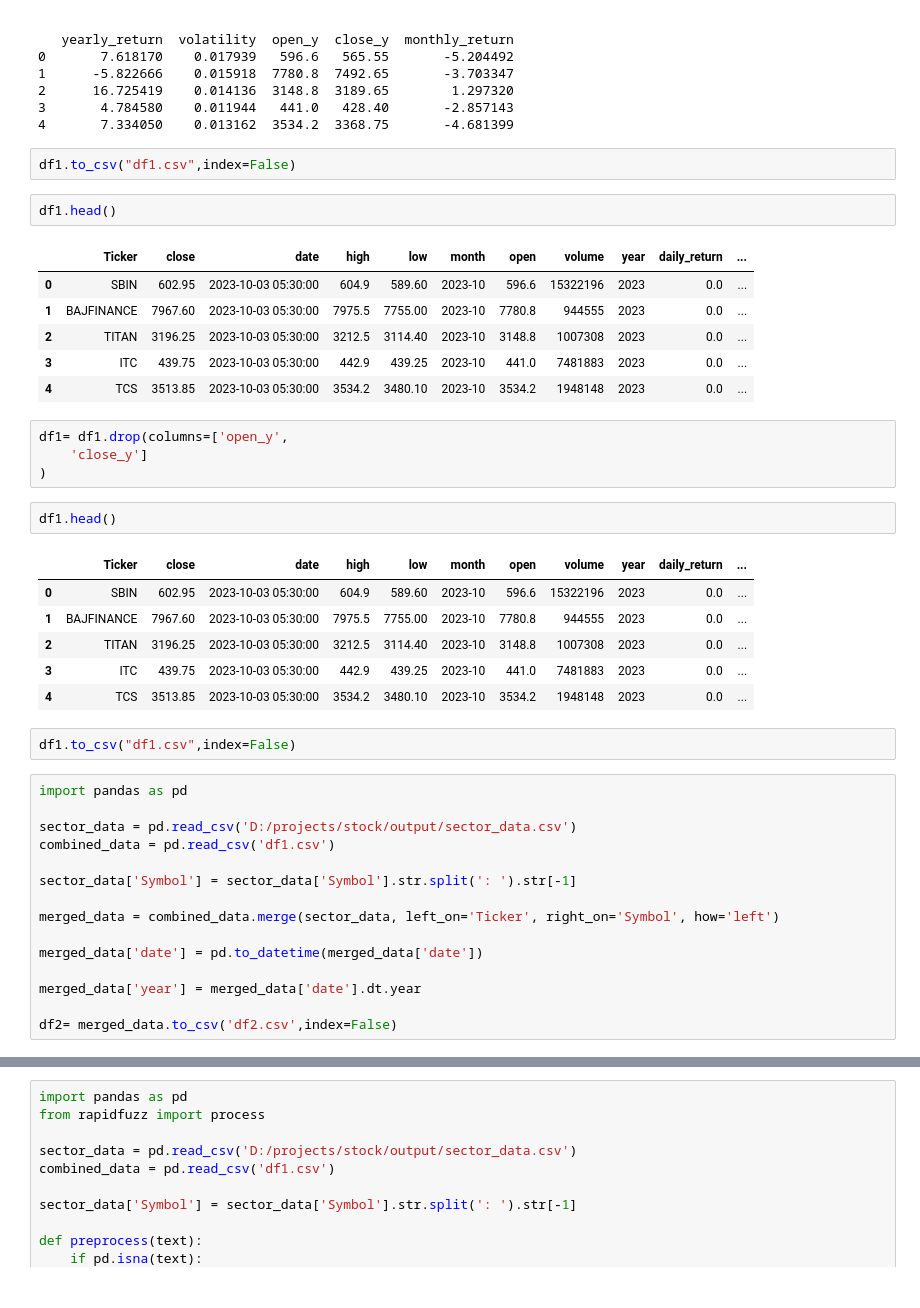
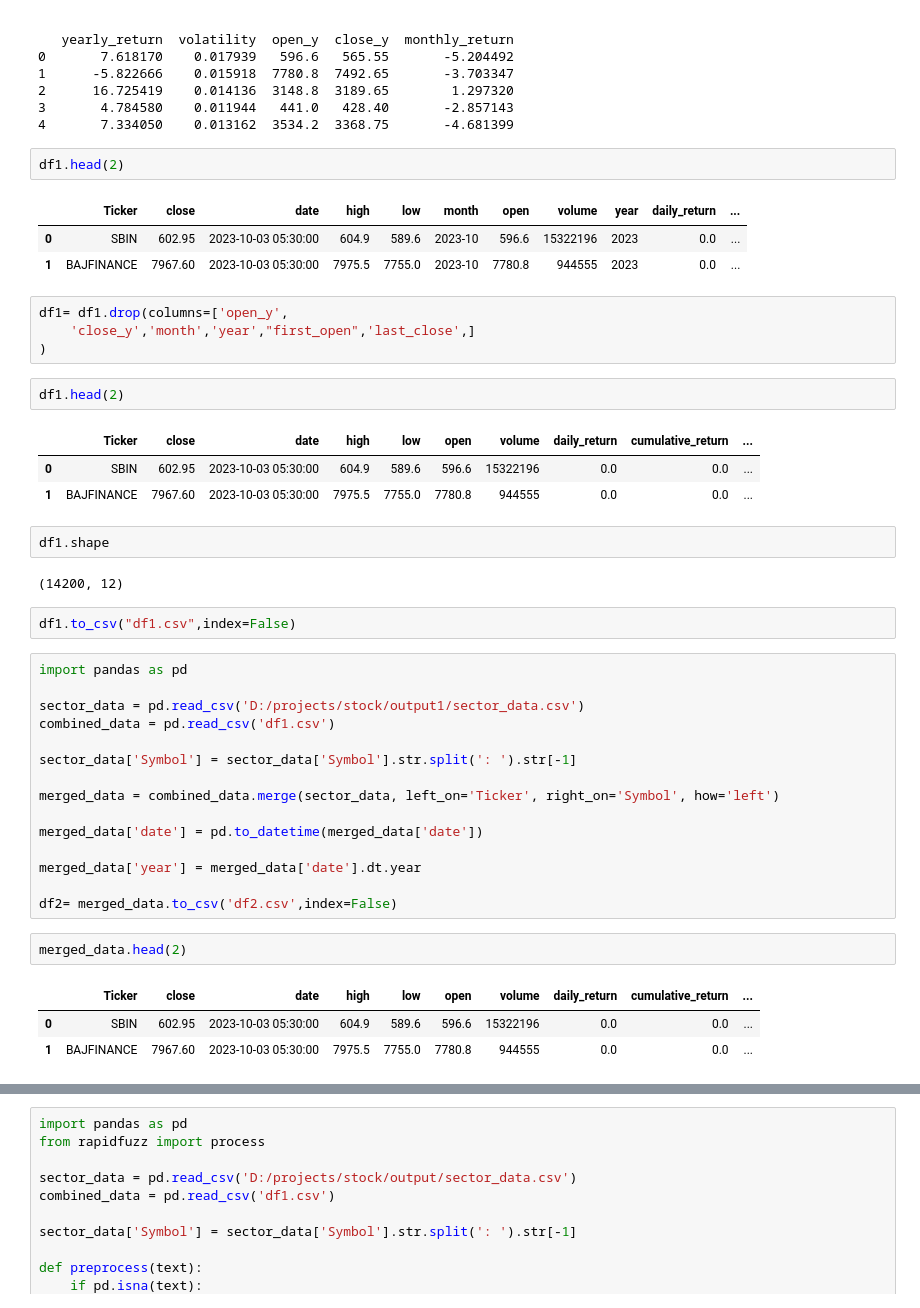
Before and after one commit to viswakimi/Data-Driven-Stock-Analysis, a Jupyter notebook: Stock_data_analysis.ipynb, the cells around one changed output, grey strips where cells are left out. Drawn from its saved outputs; the diff is of its cells as text.

```diff
--- a/Stock_data_analysis.ipynb
+++ b/Stock_data_analysis.ipynb
@@ -189,36 +168,32 @@ print(df1.head())
 2      16.725419    0.014136  3148.8  3189.65        1.297320
 3       4.784580    0.011944   441.0   428.40       -2.857143
 4       7.334050    0.013162  3534.2  3368.75       -4.681399
-# %%
-df1.to_csv("df1.csv",index=False)
 # %%
-df1.head()
+df1.head(2)
 # %% [output]
 |  | Ticker | close | date | high | low | month | open | volume | year | daily_return | ... |
-| 0 | SBIN | 602.95 | 2023-10-03 05:30:00 | 604.9 | 589.60 | 2023-10 | 596.6 | 15322196 | 2023 | 0.0 | ... |
-| 1 | BAJFINANCE | 7967.60 | 2023-10-03 05:30:00 | 7975.5 | 7755.00 | 2023-10 | 7780.8 | 944555 | 2023 | 0.0 | ... |
-| 2 | TITAN | 3196.25 | 2023-10-03 05:30:00 | 3212.5 | 3114.40 | 2023-10 | 3148.8 | 1007308 | 2023 | 0.0 | ... |
-| 3 | ITC | 439.75 | 2023-10-03 05:30:00 | 442.9 | 439.25 | 2023-10 | 441.0 | 7481883 | 2023 | 0.0 | ... |
-| 4 | TCS | 3513.85 | 2023-10-03 05:30:00 | 3534.2 | 3480.10 | 2023-10 | 3534.2 | 1948148 | 2023 | 0.0 | ... |
+| 0 | SBIN | 602.95 | 2023-10-03 05:30:00 | 604.9 | 589.6 | 2023-10 | 596.6 | 15322196 | 2023 | 0.0 | ... |
+| 1 | BAJFINANCE | 7967.60 | 2023-10-03 05:30:00 | 7975.5 | 7755.0 | 2023-10 | 7780.8 | 944555 | 2023 | 0.0 | ... |
 # %%
 df1= df1.drop(columns=['open_y',
-    'close_y']
+    'close_y','month','year',"first_open",'last_close',]
 )
 # %%
-df1.head()
+df1.head(2)
 # %% [output]
-|  | Ticker | close | date | high | low | month | open | volume | year | daily_return | ... |
-| 0 | SBIN | 602.95 | 2023-10-03 05:30:00 | 604.9 | 589.60 | 2023-10 | 596.6 | 15322196 | 2023 | 0.0 | ... |
-| 1 | BAJFINANCE | 7967.60 | 2023-10-03 05:30:00 | 7975.5 | 7755.00 | 2023-10 | 7780.8 | 944555 | 2023 | 0.0 | ... |
-| 2 | TITAN | 3196.25 | 2023-10-03 05:30:00 | 3212.5 | 3114.40 | 2023-10 | 3148.8 | 1007308 | 2023 | 0.0 | ... |
-| 3 | ITC | 439.75 | 2023-10-03 05:30:00 | 442.9 | 439.25 | 2023-10 | 441.0 | 7481883 | 2023 | 0.0 | ... |
-| 4 | TCS | 3513.85 | 2023-10-03 05:30:00 | 3534.2 | 3480.10 | 2023-10 | 3534.2 | 1948148 | 2023 | 0.0 | ... |
+|  | Ticker | close | date | high | low | open | volume | daily_return | cumulative_return | ... |
+| 0 | SBIN | 602.95 | 2023-10-03 05:30:00 | 604.9 | 589.6 | 596.6 | 15322196 | 0.0 | 0.0 | ... |
+| 1 | BAJFINANCE | 7967.60 | 2023-10-03 05:30:00 | 7975.5 | 7755.0 | 7780.8 | 944555 | 0.0 | 0.0 | ... |
+# %%
+df1.shape
+# %% [output]
+(14200, 12)
 # %%
 df1.to_csv("df1.csv",index=False)
 # %%
 import pandas as pd
 
-sector_data = pd.read_csv('D:/projects/stock/output/sector_data.csv')
+sector_data = pd.read_csv('D:/projects/stock/output1/sector_data.csv')
 combined_data = pd.read_csv('df1.csv')
 
 sector_data['Symbol'] = sector_data['Symbol'].str.split(': ').str[-1]
@@ -230,6 +205,12 @@ merged_data['date'] = pd.to_datetime(merged_data['date'])
 merged_data['year'] = merged_data['date'].dt.year
 
 df2= merged_data.to_csv('df2.csv',index=False)
+# %%
+merged_data.head(2)
+# %% [output]
+|  | Ticker | close | date | high | low | open | volume | daily_return | cumulative_return | ... |
+| 0 | SBIN | 602.95 | 2023-10-03 05:30:00 | 604.9 | 589.6 | 596.6 | 15322196 | 0.0 | 0.0 | ... |
+| 1 | BAJFINANCE | 7967.60 | 2023-10-03 05:30:00 | 7975.5 | 7755.0 | 7780.8 | 944555 | 0.0 | 0.0 | ... |
 # %%
 merged_data.isnull().sum()
 # %% [output]
```
Also changed, not shown: parts of 6 cells of this notebook, 3 other files.
